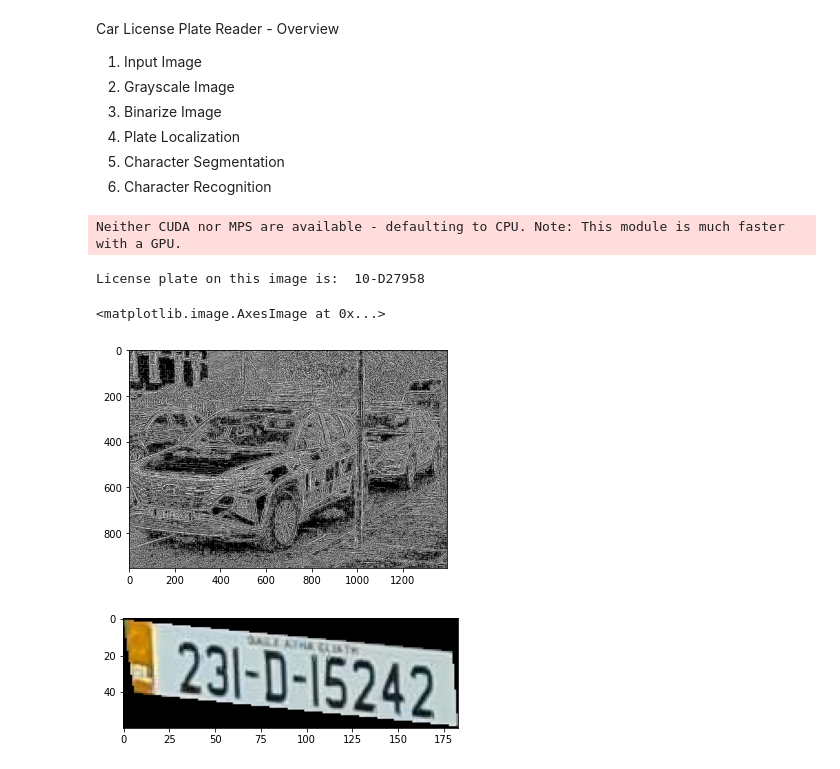
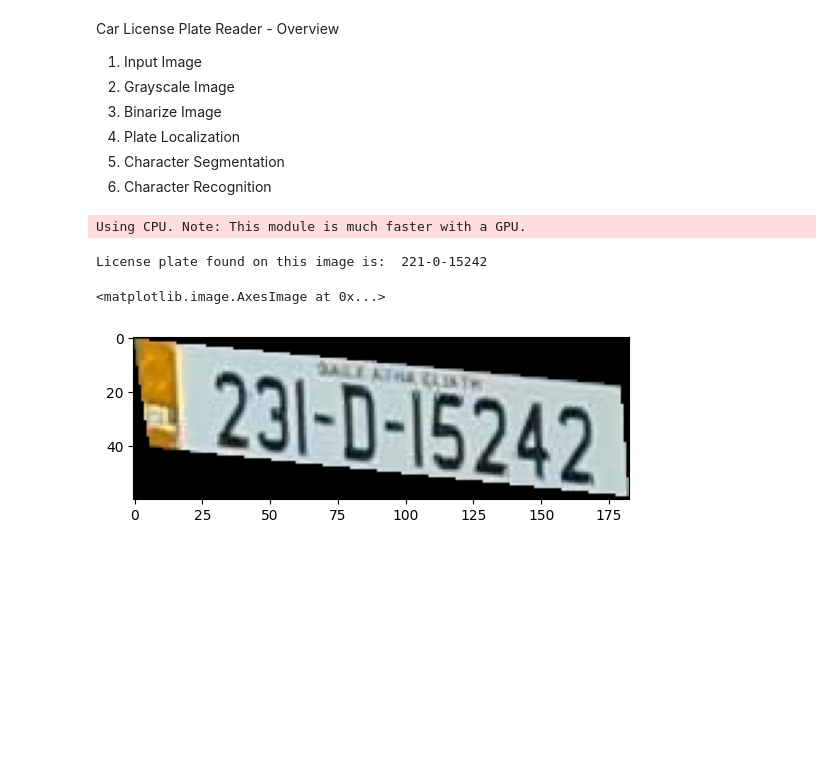
Before and after one commit to IP2324CarLicensePlateReader/CarLicensePlateReader, a Jupyter notebook: CarLicensePlatesReader.ipynb, the cells around one changed output. Drawn from its saved outputs; the diff is of its cells as text; code cells hidden in the pictures; blank space fills up the shorter version.

Commit message:
Added EasyOCR, character recognition Isolated to License plate area

```diff
--- a/CarLicensePlatesReader.ipynb
+++ b/CarLicensePlatesReader.ipynb
@@ -48,34 +48,77 @@ for contour in contours:
     epsilon = 0.04 * cv2.arcLength(contour, True)
     approx = cv2.approxPolyDP(contour, epsilon, True)
 
     # check 1 - No smaller than a standard plate
     check_one = cv2.contourArea(contour) > (h*w/2)
     # check 2 - No larger than a standard plate
     check_two = cv2.contourArea(contour) < (h*w*2)
     # check 4 - Too small to reliably extract text
     check_three = cv2.contourArea(contour) > 500
     # check 4 - Box found is sideways
     check_four = h < w
 
     total_checks = check_one and check_two and check_three and check_four
 
     if len(approx) == 4:
         if (h*5.5) > w and (h*7) > w:
             if  total_checks:
                 cv2.drawContours(blank, [approx], 0, (255, 255, 255), -1)
                 cropping_coord.append((x, y, w, h))
 
 # Plate Cropping
 reg = cv2.bitwise_and(I, I, mask=cv2.cvtColor(blank, cv2.COLOR_BGR2GRAY))
 x, y, w, h = cropping_coord[0]
 CROP = reg[y:y+h,x:x+w]
 
+# Instance of reader to detect roman characters
+reader = easyocr.Reader(['en'], gpu=False)
+
+# Roman character Recognition after morphology applied or Inverted Threshold
+textBox = reader.readtext(CROP)
+# print(textBox)
+
+# Boolean to be used for pattern recognition
+found = False
+
+# Drawing box around text areas
+for t in textBox:
+    # print(t)
+    bbox, text, score = t
+
+    # cv2.rectangle(image_copy, bbox[0], bbox[2], (0, 255, 0), 5)
+
+    # Pattern that checks through for valid recognized license plates
+    if found == False:
+        if re.match('\w\w-', text):
+            print("License plate found on this image is: ", text)
+            found = True
+            break
+        elif re.match('\w\w ', text):
+            print("License plate found on this image is: ", text)
+            found = True
+            break
+        elif re.match('\w\w\s-', text):
+            print("License plate found on this image is: ", text)
+            found = True
+            break
+        elif re.match('\w\w\w-', text):
+            print("License plate found on this image is: ", text)
+            found = True
+            break
+        elif re.match('\w\w\w\s-', text):
+            print("License plate found on this image is: ", text)
+            found = True
+            break
+
+# If License Plates in image not found
+if found == False:
+    print("Licenses Plates not found!")
+
 # Show Cropped Licence Plate
 fig2, arg = plt.subplots(1, 1)
 arg.imshow(CROP)
 # %% [output]
-Neither CUDA nor MPS are available - defaulting to CPU. Note: This module is much faster with a GPU.
+Using CPU. Note: This module is much faster with a GPU.
-License plate on this image is:  10-D27958
+License plate found on this image is:  221-0-15242
 <matplotlib.image.AxesImage at 0x...>
-[figure, old version]
+[figure, new version]
-[figure, removed]
```
Also changed, not shown: 1 other file.
